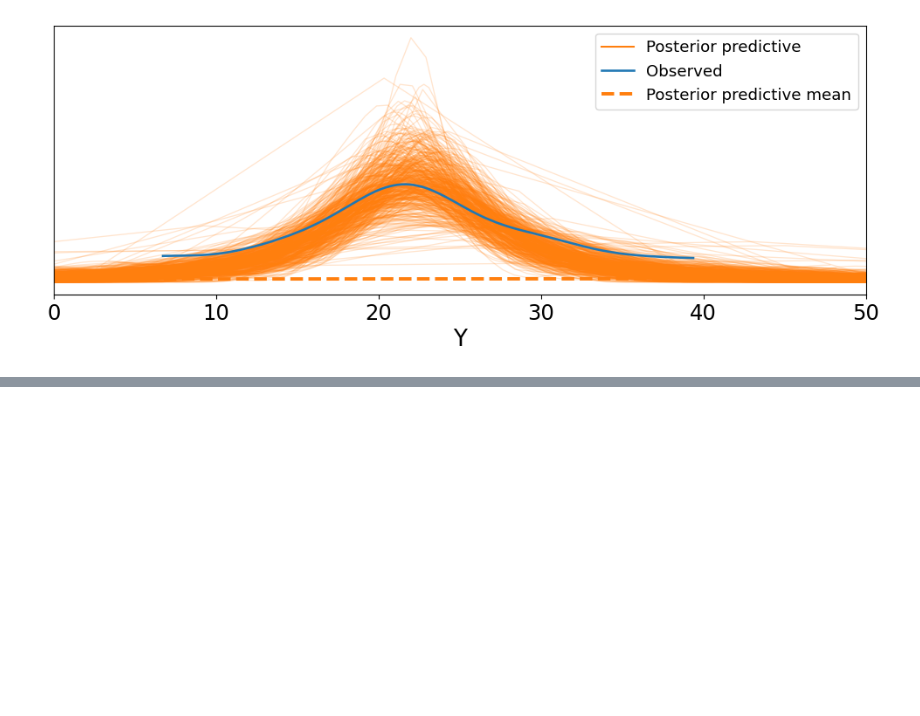
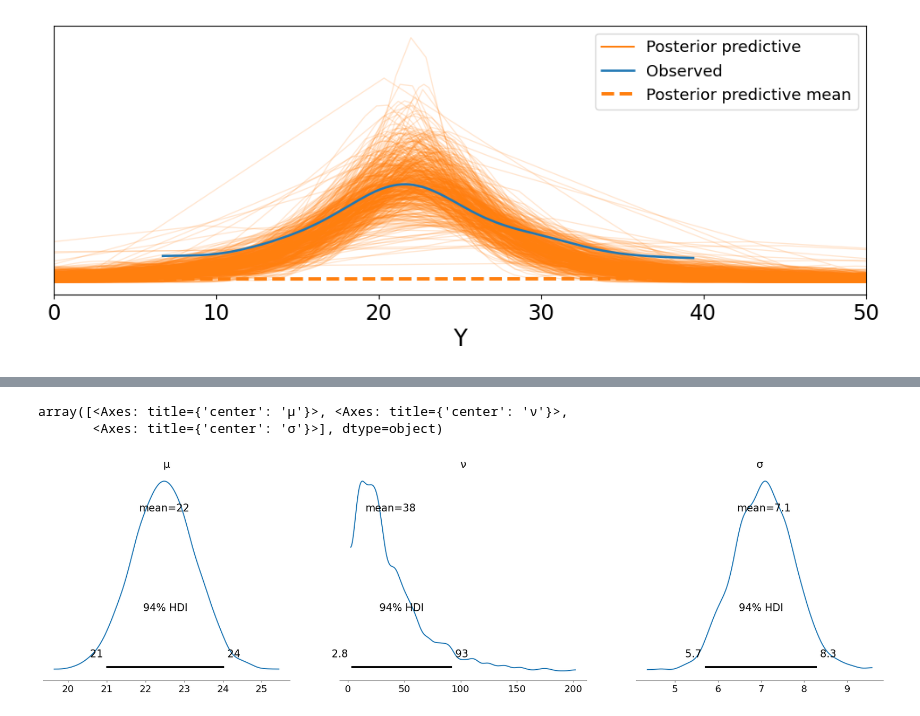
Before and after one commit to Fritz302/data-science, a Jupyter notebook: FritKokiU3proj.ipynb, the cells around one changed output, grey strips where cells are left out. Drawn from its saved outputs; the diff is of its cells as text; code cells hidden in the pictures; blank space fills up the shorter version.

```diff
--- a/FritKokiU3proj.ipynb
+++ b/FritKokiU3proj.ipynb
@@ -173,0 +174,15 @@ More samples confirmed the StudentT model to be the best likelihood for this dat
+# %%
+#FinalT for StudentT
+with pm.Model() as model_lebronscoreFinalT:
+    #same as before
+    μ = pm.Normal('μ', mu=22, sigma=3)
+
+    #also same as before
+    σ = pm.HalfNormal('σ', sigma=5)
+
+    #making nu not a constant
+    v = pm.Exponential('ν', lam = 1/30)
+
+    #nu is now different
+    Y = pm.StudentT('Y', nu = v, mu = μ, sigma = σ, observed=data_lebronscore)
+    idata_lebronscoreFinalT = pm.sample()
@@ -173,0 +195,6 @@ More samples confirmed the StudentT model to be the best likelihood for this dat
+# %%
+az.plot_posterior(idata_lebronscoreFinalT)
+# %% [output]
+array([<Axes: title={'center': 'μ'}>, <Axes: title={'center': 'ν'}>,
+       <Axes: title={'center': 'σ'}>], dtype=object)
+[figure, added]
```
Also changed, not shown: parts of 6 cells of this notebook.
